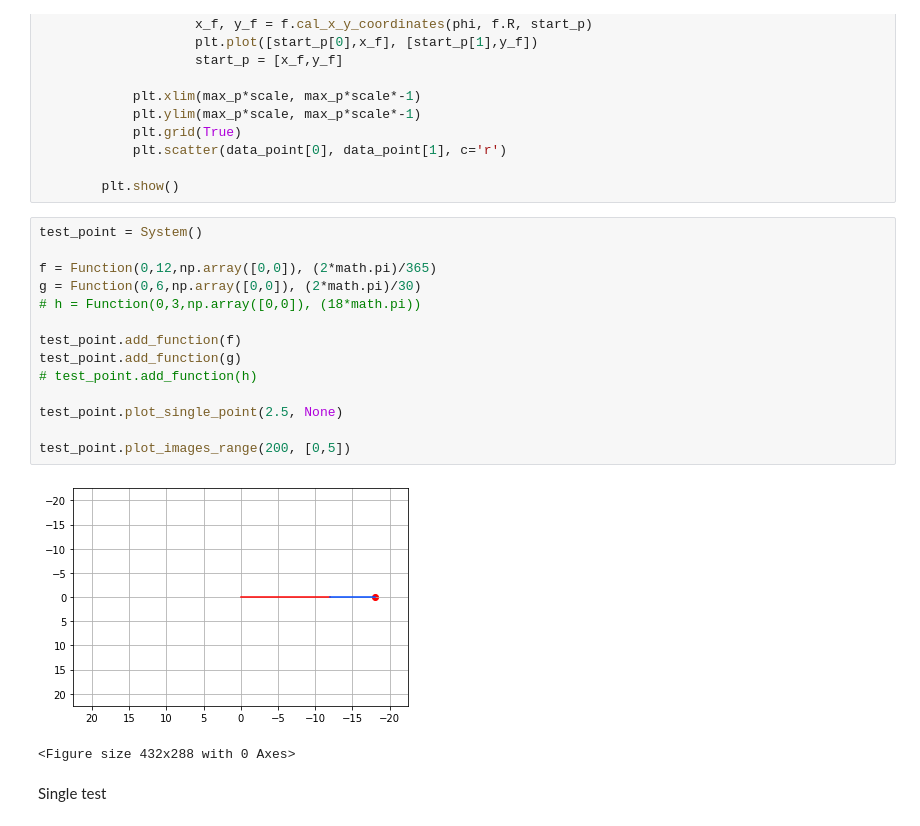
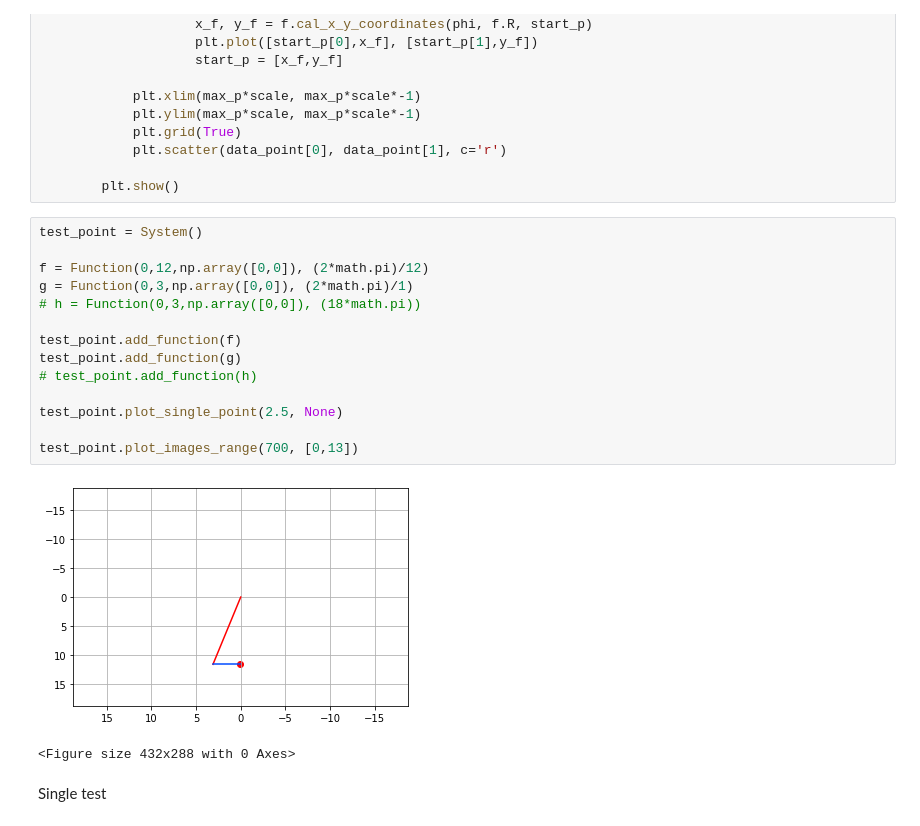
Before and after one commit to SebNik/School-Stuff, a Jupyter notebook: Math_Polar_Coordinates.ipynb, the cells around one changed output. Drawn from its saved outputs; the diff is of its cells as text.

```diff
--- a/Math_Polar_Coordinates.ipynb
+++ b/Math_Polar_Coordinates.ipynb
@@ -300,19 +300,19 @@ class System:
 # %%
 test_point = System()
 
-f = Function(0,12,np.array([0,0]), (2*math.pi)/365)
-g = Function(0,6,np.array([0,0]), (2*math.pi)/30)
+f = Function(0,12,np.array([0,0]), (2*math.pi)/12)
+g = Function(0,3,np.array([0,0]), (2*math.pi)/1)
 # h = Function(0,3,np.array([0,0]), (18*math.pi))
 
 test_point.add_function(f)
 test_point.add_function(g)
 # test_point.add_function(h)
 
 test_point.plot_single_point(2.5, None)
 
-test_point.plot_images_range(200, [0,5])
+test_point.plot_images_range(700, [0,13])
 # %% [output]
-[figure, old version]
+[figure, new version]
 <Figure size 432x288 with 0 Axes>
 # %% [markdown]
 Single test
```
